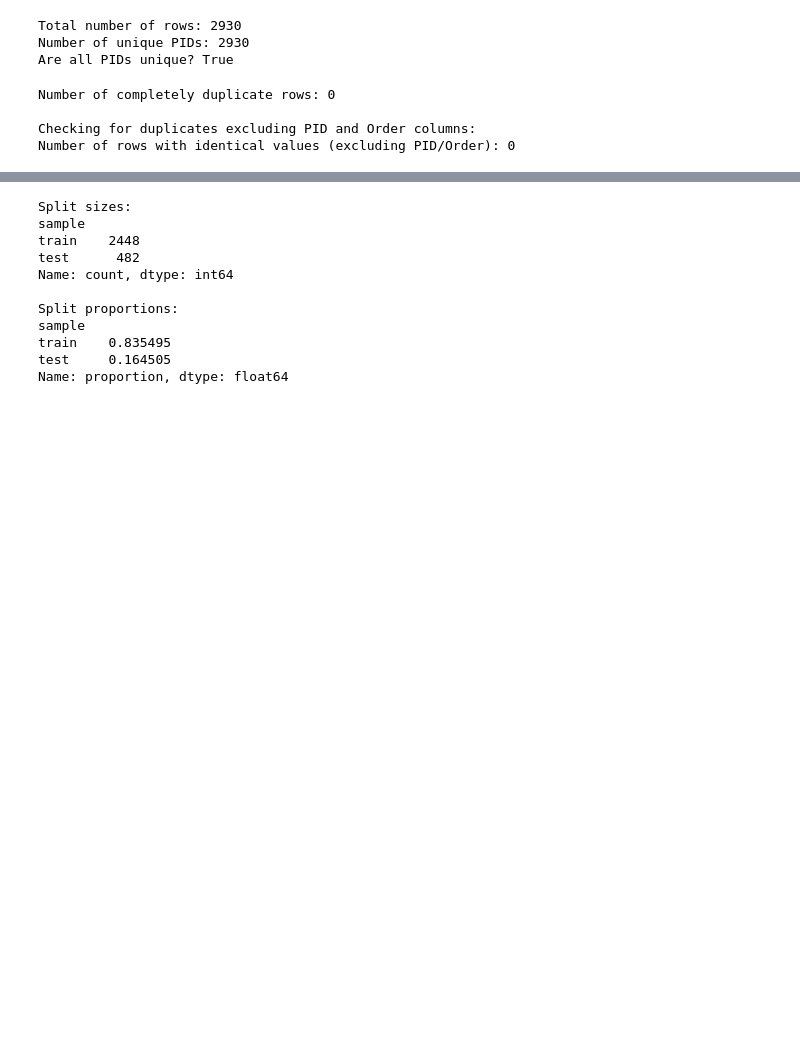
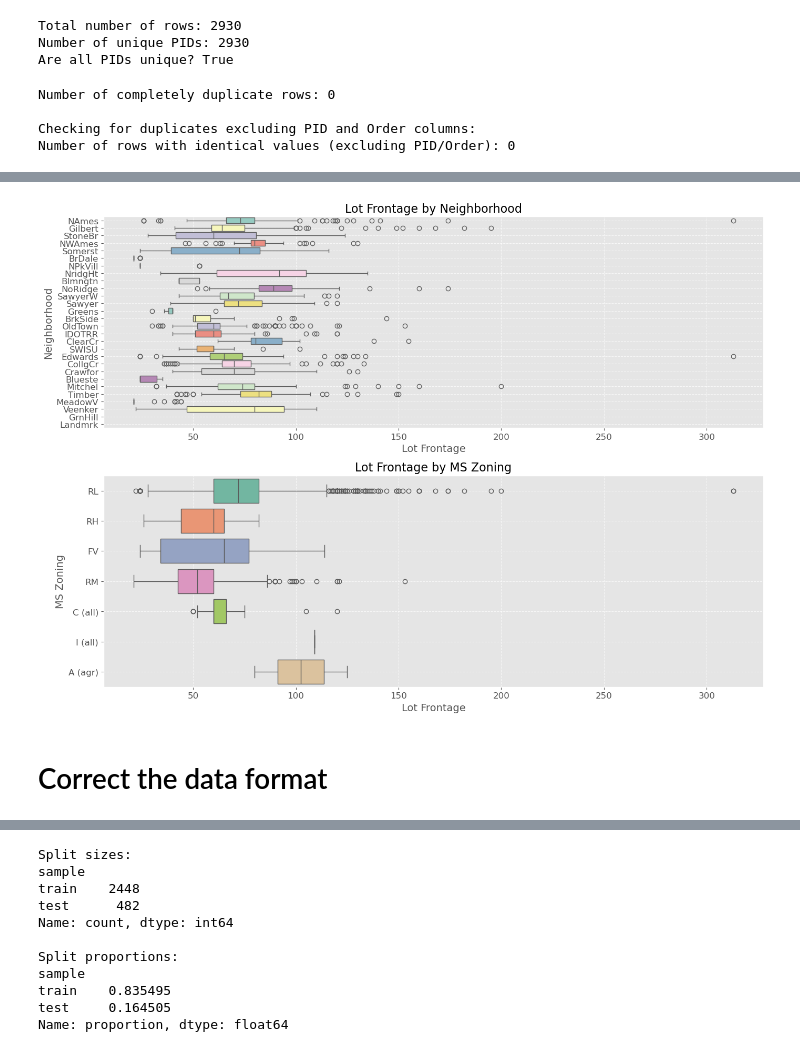
Before and after one commit to congminh-nguyen/ames_project, a Jupyter notebook: notebooks/early_eda.ipynb, the cells around one changed output, grey strips where cells are left out. Drawn from its saved outputs; the diff is of its cells as text; code cells hidden in the pictures; blank space fills up the shorter version.

```diff
--- a/notebooks/early_eda.ipynb
+++ b/notebooks/early_eda.ipynb
@@ -90,0 +313,3 @@ Number of rows with identical values (excluding PID/Order): 0
+# %%
+# Replace 'mas_vnr_type' with 'NA' where 'mas_vnr_area' is 0
+df.loc[df['mas_vnr_area'] == 0, 'mas_vnr_type'] = 'NA'
@@ -90,0 +340,3 @@ Number of rows with identical values (excluding PID/Order): 0
+# %%
+# Replace remaining missing values in 'mas_vnr_type' with 'Missing'
+df['mas_vnr_type'] = df['mas_vnr_type'].fillna('Missing')
@@ -90,0 +355,6 @@ Number of rows with identical values (excluding PID/Order): 0
+# %%
+# Fill 'garage_finish', 'garage_cond', 'garage_type', 'garage_qual' with 'NA' if 'garage_area' is 0 or 'garage_cars' is 0
+df.loc[(df['garage_area'] == 0) | (df['garage_cars'] == 0), ['garage_finish', 'garage_cond', 'garage_type', 'garage_qual']] = 'NA'
+# %%
+# Fill missing values in 'garage_yr_blt' with 'year_built'
+df['garage_yr_blt'] = df['garage_yr_blt'].fillna(df['year_built'])
@@ -90,0 +373,32 @@ Number of rows with identical values (excluding PID/Order): 0
+# %%
+# Improved Plot Lot Frontage by Neighborhood and MS Zoning
+plt.figure(figsize=(14, 10))
+
+# Plot by Neighborhood
+plt.subplot(2, 1, 1)
+sns.boxplot(data=df, x='lot_frontage', y='neighborhood', hue='neighborhood', palette='Set3', dodge=False)
+plt.title('Lot Frontage by Neighborhood', fontsize=16)
+plt.xlabel('Lot Frontage', fontsize=14)
+plt.ylabel('Neighborhood', fontsize=14)
+plt.xticks(fontsize=12)
+plt.yticks(fontsize=12)
+plt.grid(True, linestyle='--', alpha=0.7)
+plt.legend([],[], frameon=False)  # Remove legend
+
+# Plot by MS Zoning
+plt.subplot(2, 1, 2)
+sns.boxplot(data=df, x='lot_frontage', y='ms_zoning', hue='ms_zoning', palette='Set2', dodge=False)
+plt.title('Lot Frontage by MS Zoning', fontsize=16)
+plt.xlabel('Lot Frontage', fontsize=14)
+plt.ylabel('MS Zoning', fontsize=14)
+plt.xticks(fontsize=12)
+plt.yticks(fontsize=12)
+plt.grid(True, linestyle='--', alpha=0.7)
+plt.legend([],[], frameon=False)  # Remove legend
+
+plt.tight_layout()
+plt.show()
+# %% [output]
+[figure, added]
+# %% [markdown]
+# Correct the data format
```
Also changed, not shown: parts of 32 cells of this notebook, 3 other files.
